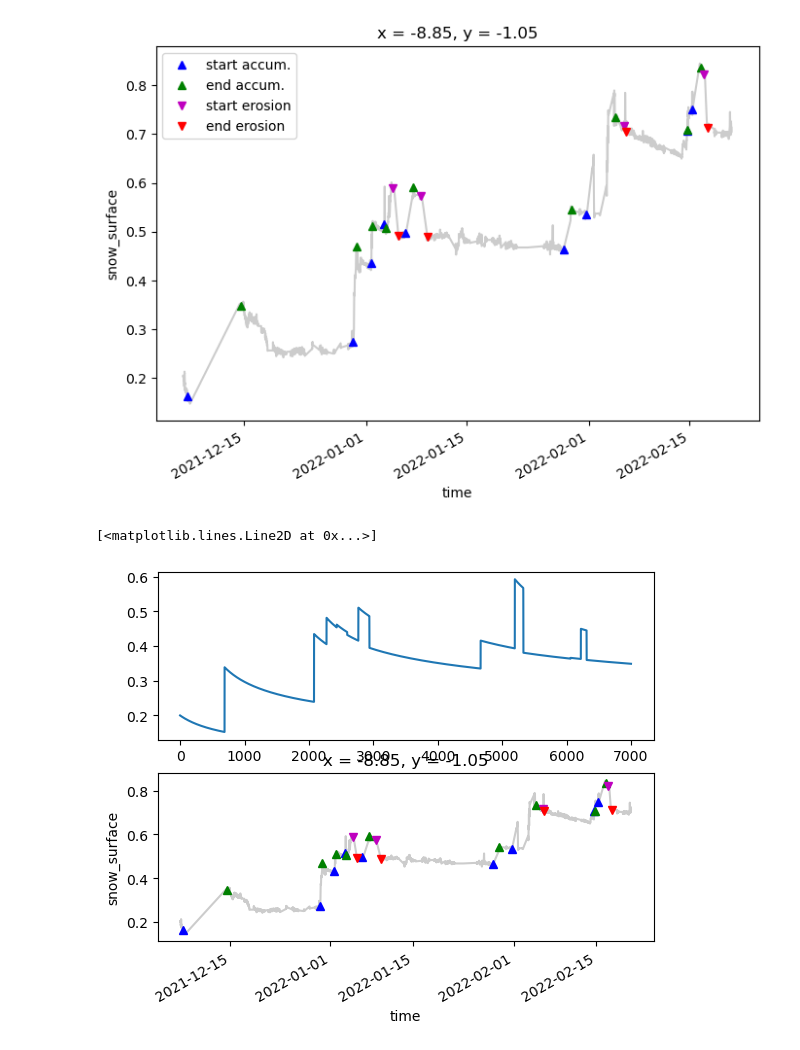
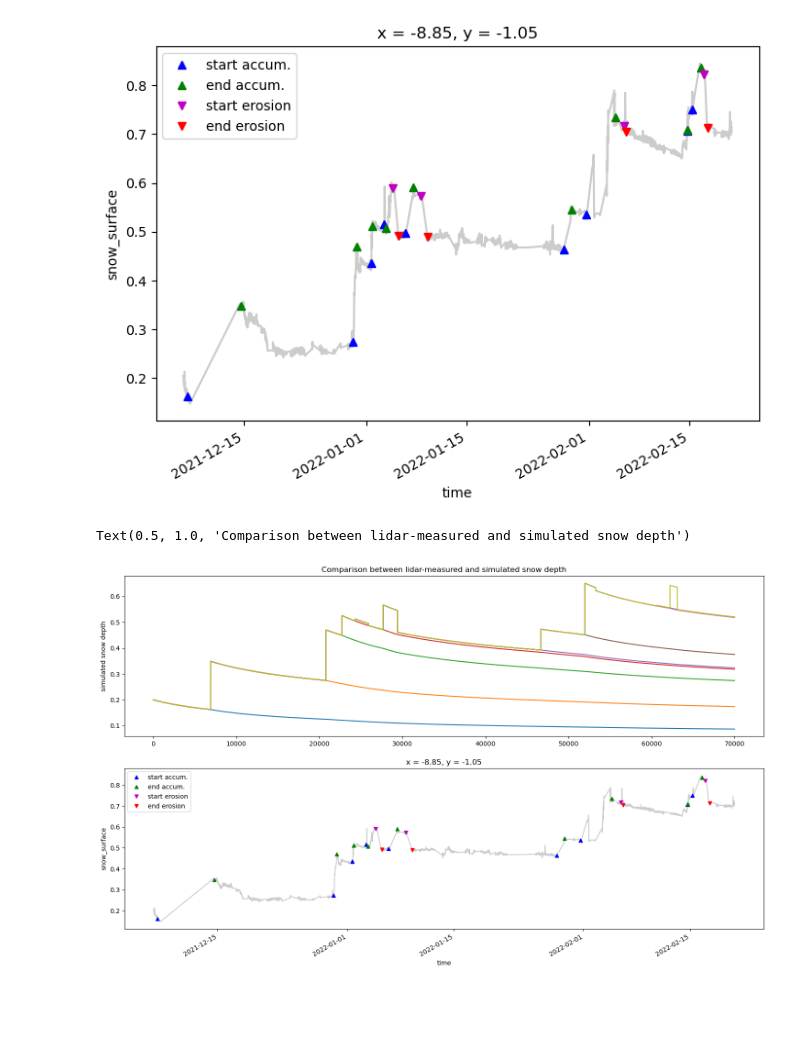
Before and after one commit to Mathilde-Bnt/MB_little_awk, a Jupyter notebook: falls_detection_and_snow_model/combining_snowfall_detection_and_compaction.ipynb, the cells around one changed output. Cells and saved outputs as stored; diff of their text form; code cells hidden in the pictures; blank space fills up the shorter version.

```diff
--- a/falls_detection_and_snow_model/combining_snowfall_detection_and_compaction.ipynb
+++ b/falls_detection_and_snow_model/combining_snowfall_detection_and_compaction.ipynb
@@ -268,0 +268,28 @@ Text(0, 0.5, 'Depth')
+# %%
+# Depth
+
+layer1 = [depth_evolution[i][0] for i in range(len(depth_evolution))]
+layer2 = [layer1[i] + depth_evolution[i][1] for i in range(len(depth_evolution))]
+layer3 = [layer2[i] + depth_evolution[i][2] for i in range(len(depth_evolution))]
+layer4 = [layer3[i] + depth_evolution[i][3] for i in range(len(depth_evolution))]
+layer5 = [layer4[i] + depth_evolution[i][4] for i in range(len(depth_evolution))]
+layer6 = [layer5[i] + depth_evolution[i][5] for i in range(len(depth_evolution))]
+layer7 = [layer6[i] + depth_evolution[i][6] for i in range(len(depth_evolution))]
+layer8 = [layer7[i] + depth_evolution[i][7] for i in range(len(depth_evolution))]
+layer9 = [layer8[i] + depth_evolution[i][8] for i in range(len(depth_evolution))]
+# sum_layers = [layer1[i] + layer2[i] + layer3[i] + layer4[i] + layer5[i] + layer6[i] + layer7[i] + layer8[i] + layer9[i] for i in range(len(depth_evolution))]
+
+plt.figure(figsize=(8, 5))
+plt.plot(layer1, label='layer 1')    # TODO specify if it's the top, middle or bottom layer
+plt.plot(layer2, label='layer 2')
+plt.plot(layer3, label='layer 3')
+plt.plot(layer4, label='layer 4')
+plt.plot(layer5, label='layer 5')
+plt.plot(layer6, label='layer 6')
+plt.plot(layer7, label='layer 7')
+plt.plot(layer8, label='layer 8')
+plt.plot(layer9, label='layer 9')
+plt.plot(sum_layers, label='total depth')
+plt.legend()
+plt.xlabel('Timepoints')
+plt.ylabel('Depth')
@@ -283,19 +314,34 @@ plt.legend()
 <matplotlib.legend.Legend at 0x...>
 [figure]
 # %%
-fig, ax = plt.subplots(2, 1, sharex=False)
+fig, ax = plt.subplots(2, 1, sharex=False, figsize=(18, 10))
 
+ax[0].plot(layer1, label='layer 1')
+ax[0].plot(layer2, label='layer 2')
+ax[0].plot(layer3, label='layer 3')
+ax[0].plot(layer4, label='layer 4')
+ax[0].plot(layer5, label='layer 5')
+ax[0].plot(layer6, label='layer 6')
+ax[0].plot(layer7, label='layer 7')
+ax[0].plot(layer8, label='layer 8')
 ax[0].plot(sum_layers, label='total depth')
+
+ax[0].set_ylabel('simulated snow depth')
 
 data_dec_jan_feb.isel(x=x_sel, y=y_sel).snow_surface.plot(c='k', alpha=0.2, ax=ax[1])
 
 data_dec_jan_feb.isel(x=x_sel, y=y_sel, time=start_accumulation).snow_surface.plot(c='b', marker='^', markersize=6, linestyle='None', label='start accum.', ax=ax[1])
 data_dec_jan_feb.isel(x=x_sel, y=y_sel, time=end_accumulation).snow_surface.plot(c='g', marker='^', markersize=6, linestyle='None', label='end accum.', ax=ax[1])
 data_dec_jan_feb.isel(x=x_sel, y=y_sel, time=start_erosion).snow_surface.plot(c='m', marker='v', markersize=6, linestyle='None', label='start erosion', ax=ax[1])
 data_dec_jan_feb.isel(x=x_sel, y=y_sel, time=end_erosion).snow_surface.plot(c='r', marker='v', markersize=6, linestyle='None', label='end erosion', ax=ax[1])
+ax[1].legend()
+
+ax[0].set_title('Comparison between lidar-measured and simulated snow depth')
+
+# fig.savefig('measured_vs_simul_snow_depth.png')
 # %% [output]
-[<matplotlib.lines.Line2D at 0x...>]
+Text(0.5, 1.0, 'Comparison between lidar-measured and simulated snow depth')
-[figure, old version]
+[figure, new version]
 # %%
 # Temperature
 
```
Also changed, not shown: parts of 8 cells of this notebook.
